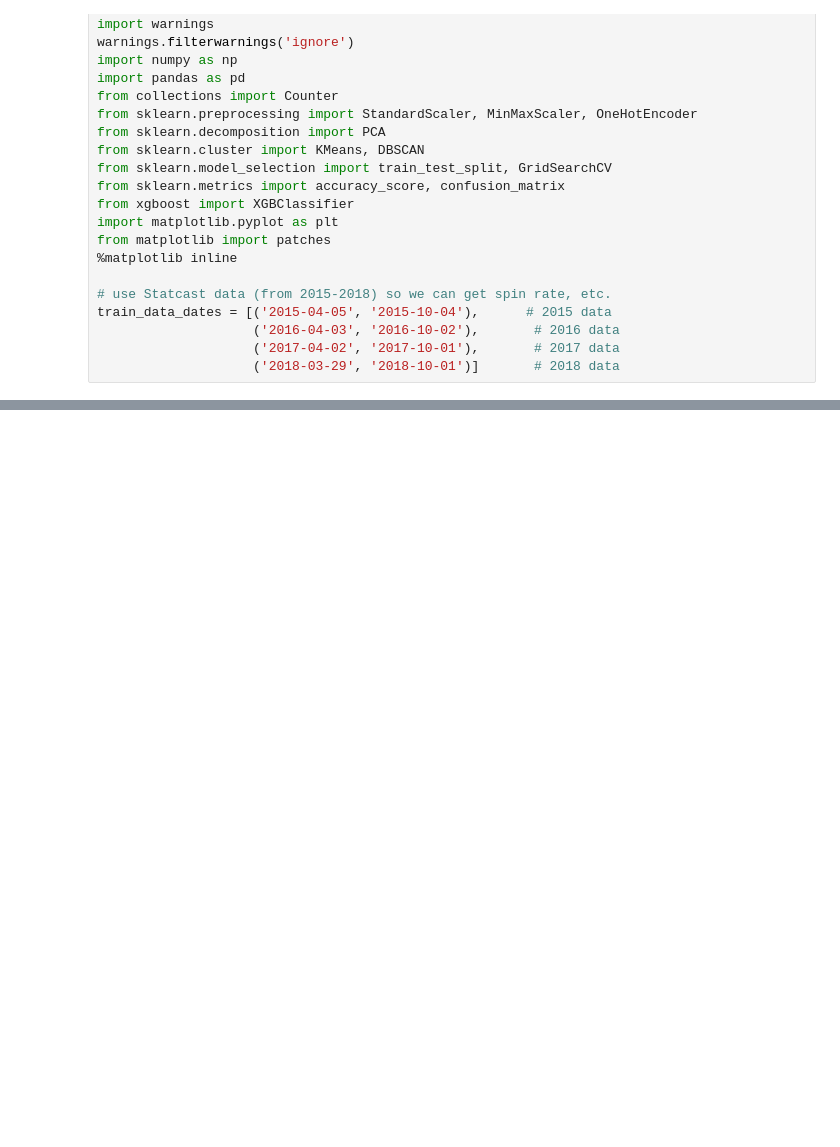
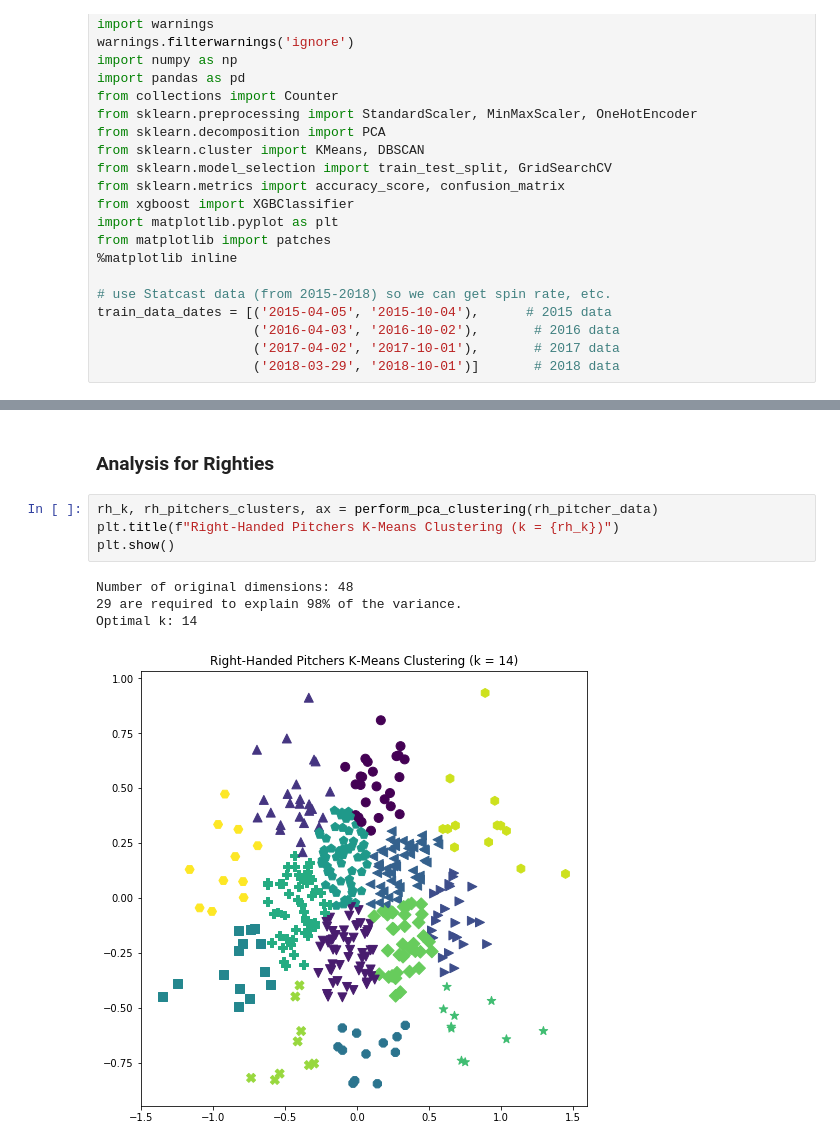
Before and after one commit to chrisjackson4256/MLBPitcherFamilies, a Jupyter notebook: PitcherFamilies.ipynb, the cells around one changed output, grey strips where cells are left out. Drawn from its saved outputs; the diff is of its cells as text; blank space fills up the shorter version.

```diff
--- a/PitcherFamilies.ipynb
+++ b/PitcherFamilies.ipynb
@@ -429,0 +411,11 @@ Number of noise points: 0
+# %% [markdown]
+### Analysis for Righties
+# %%
+rh_k, rh_pitchers_clusters, ax = perform_pca_clustering(rh_pitcher_data)
+plt.title(f"Right-Handed Pitchers K-Means Clustering (k = {rh_k})")
+plt.show()
+# %% [output]
+Number of original dimensions: 48
+29 are required to explain 98% of the variance.
+Optimal k: 14
+[figure, added]
```
Also changed, not shown: parts of 51 cells of this notebook.
